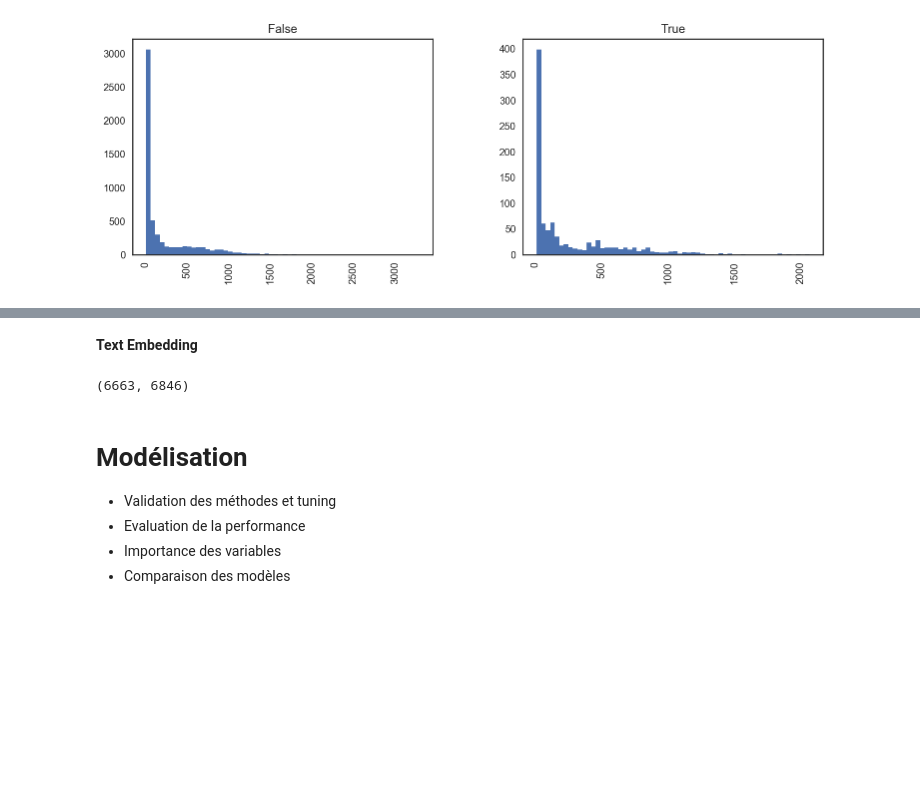
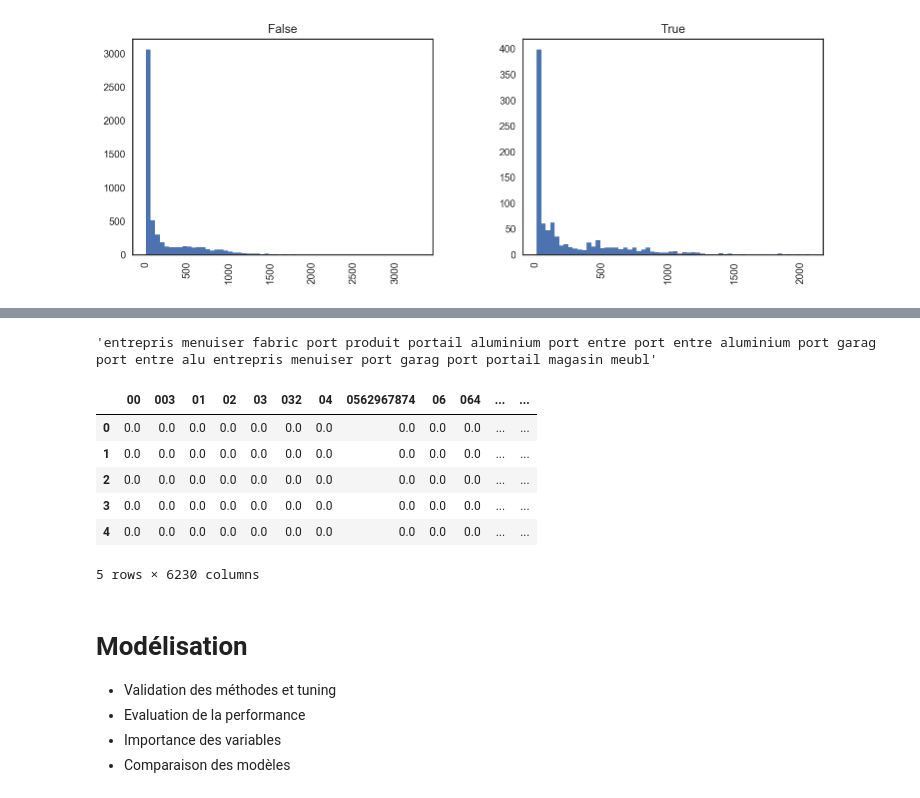
Before and after one commit to hmdzn/Text_Classification, a Jupyter notebook: text_classification.ipynb, the cells around one changed output, grey strips where cells are left out. Drawn from its saved outputs; the diff is of its cells as text; code cells hidden in the pictures; blank space fills up the shorter version.

```diff
--- a/text_classification.ipynb
+++ b/text_classification.ipynb
@@ -305,2 +130,16 @@ def cleanup_text(s):
+# %%
+from nltk.stem.snowball import FrenchStemmer
+from nltk.corpus import stopwords
+stemmer = FrenchStemmer()
+stopwords = set(stopwords.words('french'))
+# %%
+def review_desc(d):
+    # converting to lowercase
+    d = d.lower()
+    # removing stopwords
+    d = [word for word in d.split() if word not in stopwords]
+    # using a stemmer
+    d = " ".join([stemmer.stem(word) for word in d])
+    return d
 # %%
-data['spacy_clean_content'] = data['description'].apply(cleanup_text)
+data['description'] = data['description'].apply(review_desc)
@@ -323,9 +146,11 @@ plt.show()
-# %% [markdown]
-**Text Embedding**
+# %%
+data.iloc[0,0]
+# %% [output]
+'entrepris menuiser fabric port produit portail aluminium port entre port entre aluminium port garag port entre alu entrepris menuiser port garag port portail magasin meubl'
 # %%
 from sklearn.feature_extraction.text import TfidfVectorizer
 vectorizer = TfidfVectorizer()
-df = vectorizer.fit_transform(data['spacy_clean_content'])
+df = vectorizer.fit_transform(data['description'])
 
 feature_names=vectorizer.get_feature_names()
 
@@ -333,9 +158,15 @@ dense=df.todense()
 denselist=dense.tolist()
 df=pd.DataFrame(denselist,columns=feature_names)
 # %%
-df.shape
+df.head()
 # %% [output]
+|  | 00 | 003 | 01 | 02 | 03 | 032 | 04 | 0562967874 | 06 | 064 | ... | ... |
+| 0 | 0.0 | 0.0 | 0.0 | 0.0 | 0.0 | 0.0 | 0.0 | 0.0 | 0.0 | 0.0 | ... | ... |
+| 1 | 0.0 | 0.0 | 0.0 | 0.0 | 0.0 | 0.0 | 0.0 | 0.0 | 0.0 | 0.0 | ... | ... |
+| 2 | 0.0 | 0.0 | 0.0 | 0.0 | 0.0 | 0.0 | 0.0 | 0.0 | 0.0 | 0.0 | ... | ... |
+| 3 | 0.0 | 0.0 | 0.0 | 0.0 | 0.0 | 0.0 | 0.0 | 0.0 | 0.0 | 0.0 | ... | ... |
+| 4 | 0.0 | 0.0 | 0.0 | 0.0 | 0.0 | 0.0 | 0.0 | 0.0 | 0.0 | 0.0 | ... | ... |
-(6663, 6846)
+5 rows × 6230 columns
 # %% [markdown]
 # Modélisation
 
```
Also changed, not shown: parts of 37 cells of this notebook.
